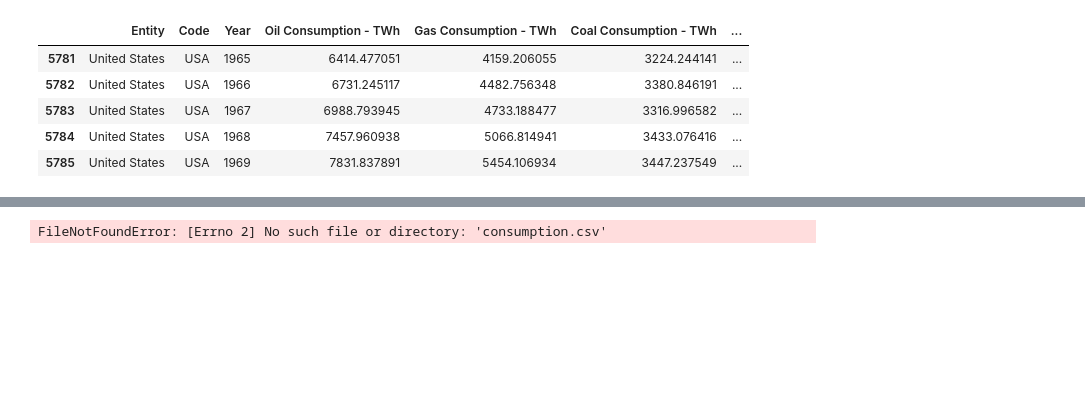
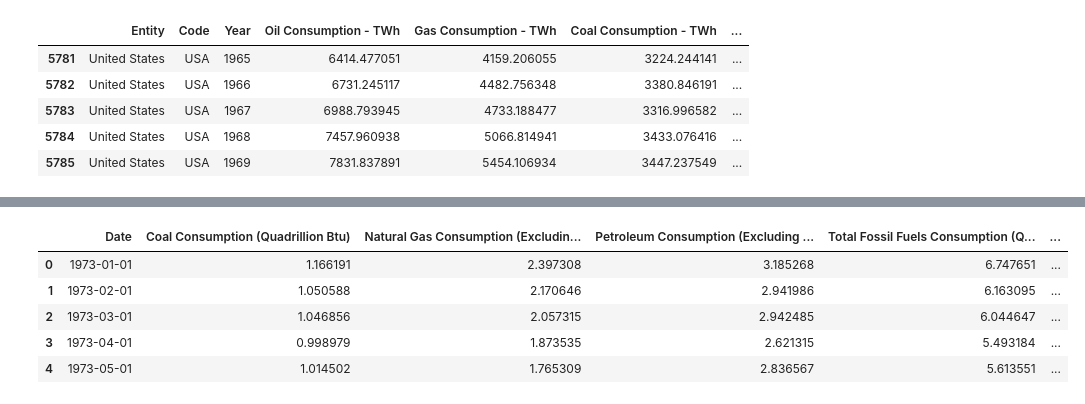
Before and after one commit to akkij26/info_2950, a Jupyter notebook: Phase4FossilFuel.ipynb, the cells around one changed output, grey strips where cells are left out. Saved outputs shown, nothing was run; the diff lists cells and outputs as text; code cells hidden in the pictures; blank space fills up the shorter version.

```diff
--- a/Phase4FossilFuel.ipynb
+++ b/Phase4FossilFuel.ipynb
@@ -152,6 +152,14 @@ Notes:
 [2] The smallest eigenvalue is 1.11e-11. This might indicate that there are
 strong multicollinearity problems or that the design matrix is singular.
 # %%
-consumption_df = pd.read_csv("consumption.csv")
+consumption_df = pd.read_csv("Table_1.3_Primary_Energy_Consumption_by_Source.xlsx - Monthly Data.csv")
+consumption_df['Month'] = pd.to_datetime(consumption_df['Month'], format = "%Y %B")
+consumption_df = consumption_df.rename(columns={"Month": "Date"})
+consumption_df.head()
 # %% [output]
-FileNotFoundError: [Errno 2] No such file or directory: 'consumption.csv'
+|  | Date | Coal Consumption (Quadrillion Btu) | Natural Gas Consumption (Excludin... | Petroleum Consumption (Excluding ... | Total Fossil Fuels Consumption (Q... | ... |
+| 0 | 1973-01-01 | 1.166191 | 2.397308 | 3.185268 | 6.747651 | ... |
+| 1 | 1973-02-01 | 1.050588 | 2.170646 | 2.941986 | 6.163095 | ... |
+| 2 | 1973-03-01 | 1.046856 | 2.057315 | 2.942485 | 6.044647 | ... |
+| 3 | 1973-04-01 | 0.998979 | 1.873535 | 2.621315 | 5.493184 | ... |
+| 4 | 1973-05-01 | 1.014502 | 1.765309 | 2.836567 | 5.613551 | ... |
```
Also changed, not shown: parts of 4 cells of this notebook, 1 other file.
